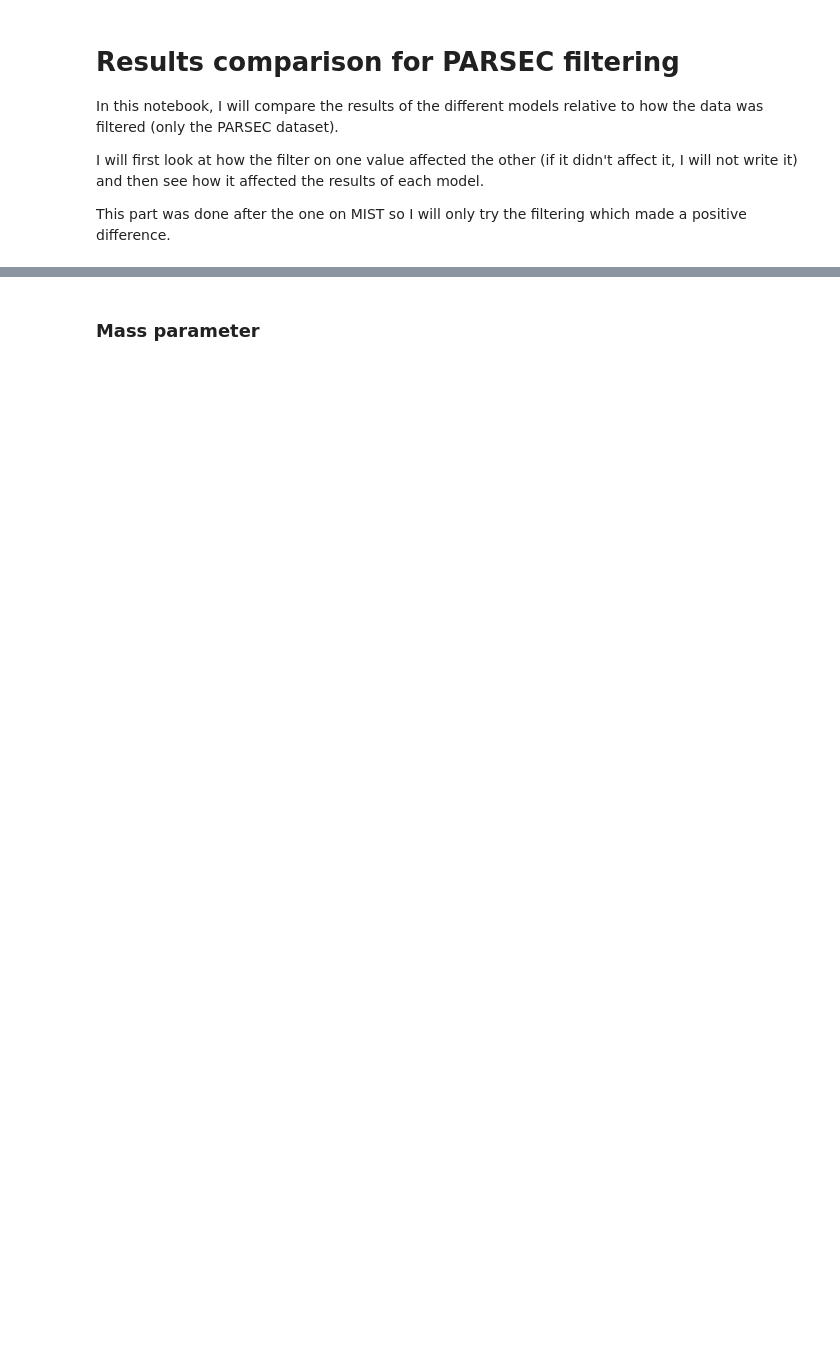
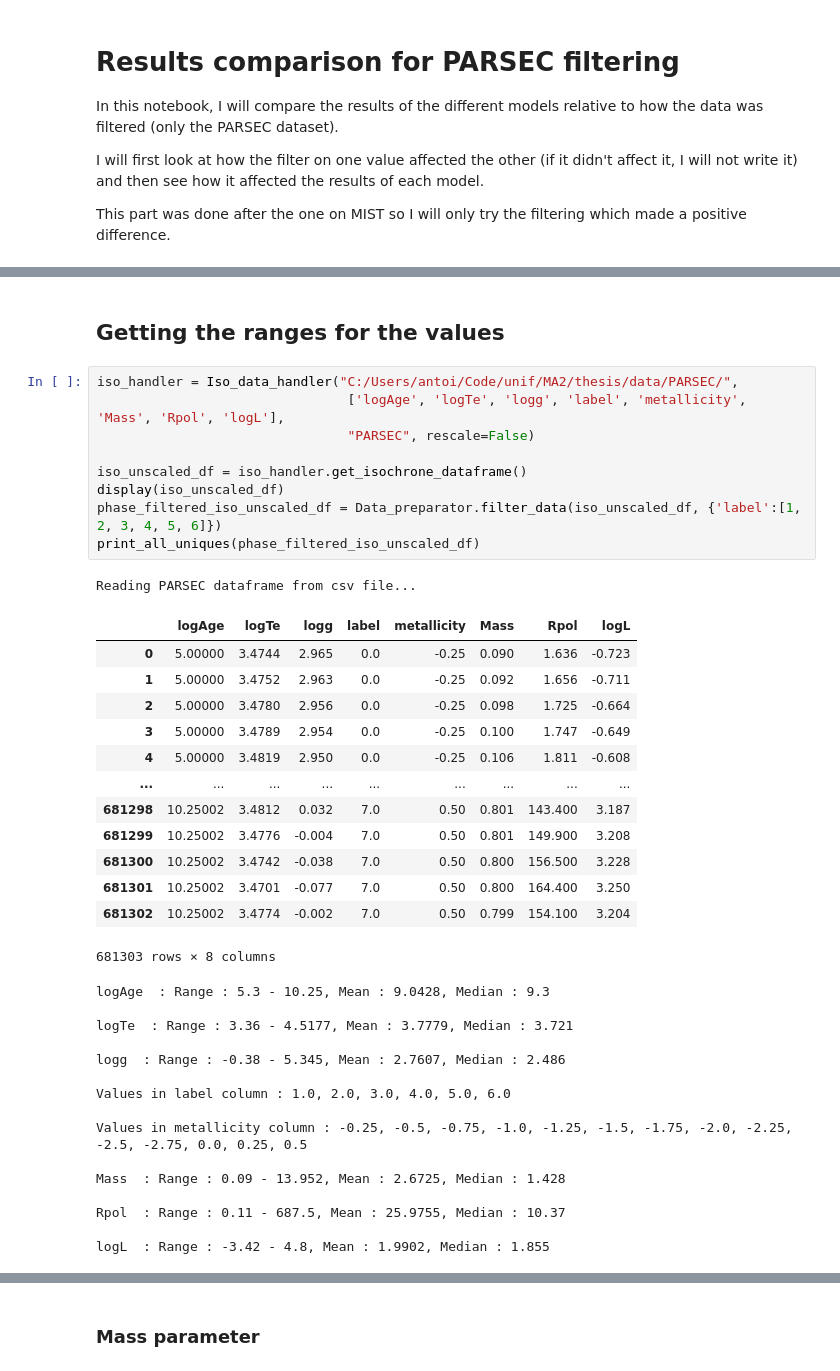
Before and after one commit to anpirott/thesis, a Jupyter notebook: notebooks/ML/method_ML/Model_A_partial/default_models/PARSEC/compare_model_results.ipynb, the cells around one changed output, grey strips where cells are left out. Drawn from its saved outputs; the diff is of its cells as text; blank space fills up the shorter version.

```diff
--- a/notebooks/ML/method_ML/Model_A_partial/default_models/PARSEC/compare_model_results.ipynb
+++ b/notebooks/ML/method_ML/Model_A_partial/default_models/PARSEC/compare_model_results.ipynb
@@ -43,0 +168,41 @@ compare_metrics(path, value_rounding=6,
+# %% [markdown]
+## Getting the ranges for the values
+# %%
+iso_handler = Iso_data_handler("C:/Users/antoi/Code/unif/MA2/thesis/data/PARSEC/",
+                                ['logAge', 'logTe', 'logg', 'label', 'metallicity', 'Mass', 'Rpol', 'logL'],
+                                "PARSEC", rescale=False)
+
+iso_unscaled_df = iso_handler.get_isochrone_dataframe()
+display(iso_unscaled_df)
+phase_filtered_iso_unscaled_df = Data_preparator.filter_data(iso_unscaled_df, {'label':[1, 2, 3, 4, 5, 6]})
+print_all_uniques(phase_filtered_iso_unscaled_df)
+# %% [output]
+Reading PARSEC dataframe from csv file...
+|  | logAge | logTe | logg | label | metallicity | Mass | Rpol | logL |
+| 0 | 5.00000 | 3.4744 | 2.965 | 0.0 | -0.25 | 0.090 | 1.636 | -0.723 |
+| 1 | 5.00000 | 3.4752 | 2.963 | 0.0 | -0.25 | 0.092 | 1.656 | -0.711 |
+| 2 | 5.00000 | 3.4780 | 2.956 | 0.0 | -0.25 | 0.098 | 1.725 | -0.664 |
+| 3 | 5.00000 | 3.4789 | 2.954 | 0.0 | -0.25 | 0.100 | 1.747 | -0.649 |
+| 4 | 5.00000 | 3.4819 | 2.950 | 0.0 | -0.25 | 0.106 | 1.811 | -0.608 |
+| ... | ... | ... | ... | ... | ... | ... | ... | ... |
+| 681298 | 10.25002 | 3.4812 | 0.032 | 7.0 | 0.50 | 0.801 | 143.400 | 3.187 |
+| 681299 | 10.25002 | 3.4776 | -0.004 | 7.0 | 0.50 | 0.801 | 149.900 | 3.208 |
+| 681300 | 10.25002 | 3.4742 | -0.038 | 7.0 | 0.50 | 0.800 | 156.500 | 3.228 |
+| 681301 | 10.25002 | 3.4701 | -0.077 | 7.0 | 0.50 | 0.800 | 164.400 | 3.250 |
+| 681302 | 10.25002 | 3.4774 | -0.002 | 7.0 | 0.50 | 0.799 | 154.100 | 3.204 |
+681303 rows × 8 columns
+logAge  : Range : 5.3 - 10.25, Mean : 9.0428, Median : 9.3
+
+logTe  : Range : 3.36 - 4.5177, Mean : 3.7779, Median : 3.721
+
+logg  : Range : -0.38 - 5.345, Mean : 2.7607, Median : 2.486
+
+Values in label column : 1.0, 2.0, 3.0, 4.0, 5.0, 6.0
+
+Values in metallicity column : -0.25, -0.5, -0.75, -1.0, -1.25, -1.5, -1.75, -2.0, -2.25, -2.5, -2.75, 0.0, 0.25, 0.5
+
+Mass  : Range : 0.09 - 13.952, Mean : 2.6725, Median : 1.428
+
+Rpol  : Range : 0.11 - 687.5, Mean : 25.9755, Median : 10.37
+
+logL  : Range : -3.42 - 4.8, Mean : 1.9902, Median : 1.855
```
Also changed, not shown: parts of 18 cells of this notebook, 1 other file.
